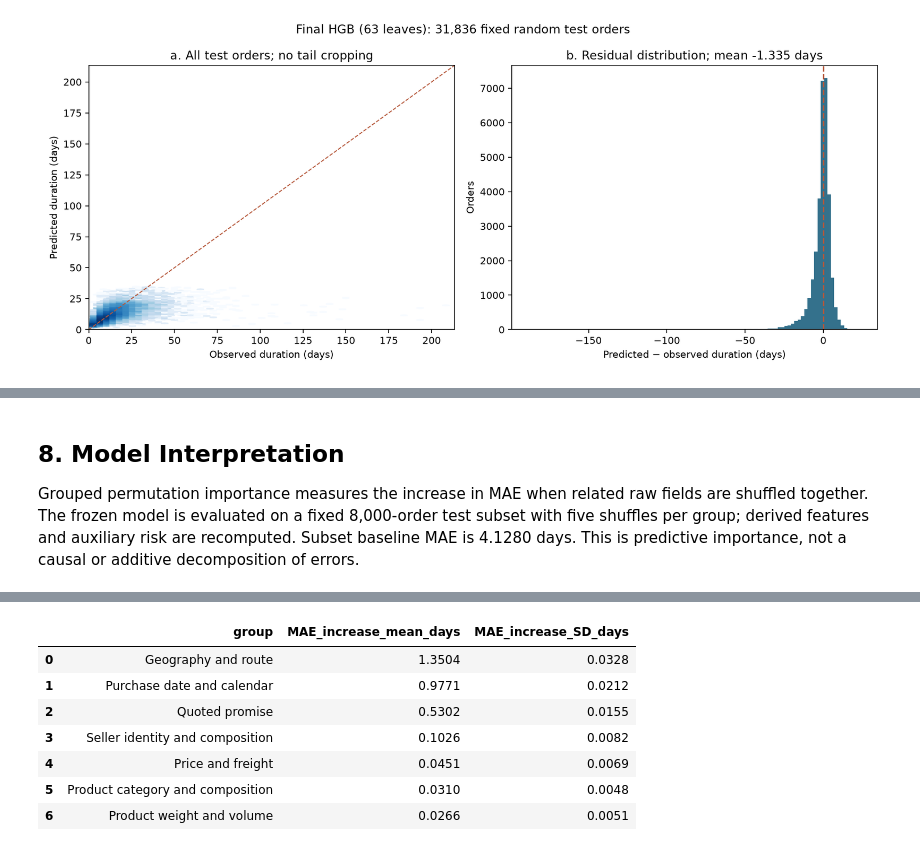
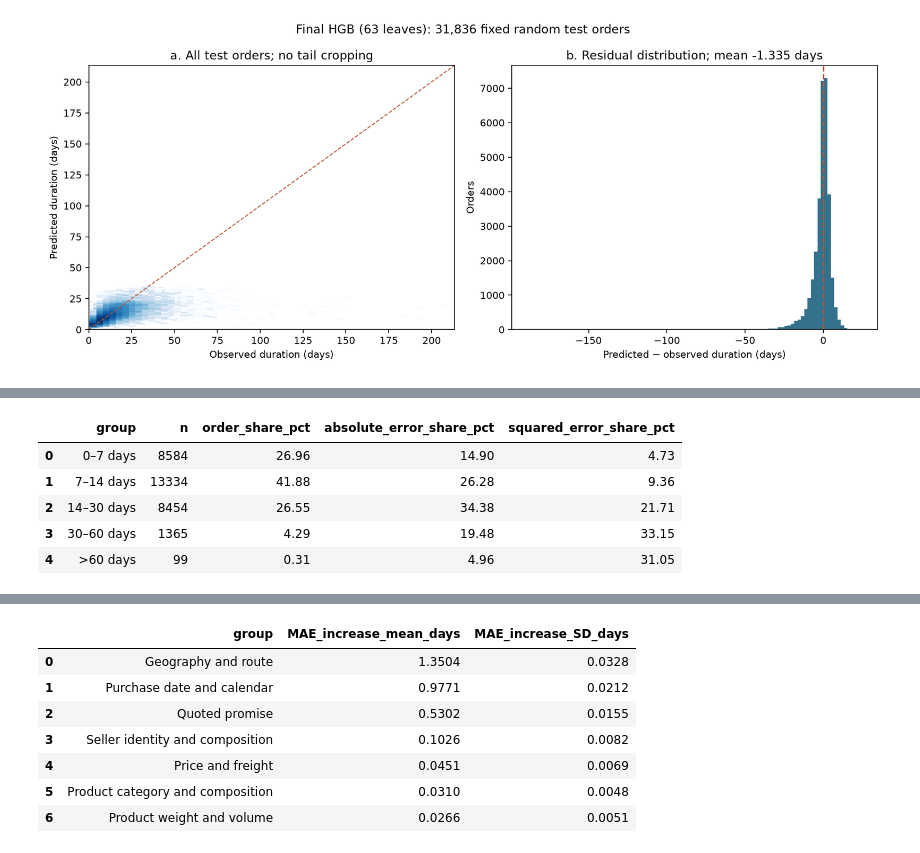
Before and after one commit to IT5006-Group9/IT5006-Group9-Olist-Project, a Jupyter notebook: Phase 2/Regression/delivery_regression_best/notebooks/delivery_regression_complete.ipynb, the cells around one changed output, grey strips where cells are left out. Cells and saved outputs as stored; diff of their text form; code cells hidden in the pictures.

```diff
--- a/Phase 2/Regression/delivery_regression_best/notebooks/delivery_regression_complete.ipynb
+++ b/Phase 2/Regression/delivery_regression_best/notebooks/delivery_regression_complete.ipynb
@@ -319,4 +400,19 @@ Eighty-four orders have contradictory event chronology despite valid purchase-to
-# %% [markdown]
-## 8. Model Interpretation
-
-Grouped permutation importance measures the increase in MAE when related raw fields are shuffled together. The frozen model is evaluated on a fixed 8,000-order test subset with five shuffles per group; derived features and auxiliary risk are recomputed. Subset baseline MAE is 4.1280 days. This is predictive importance, not a causal or additive decomposition of errors.
+# %%
+duration_errors = error_groups.loc[error_groups.dimension.eq("actual duration")].copy()
+# A group's mean error must be weighted by its size to obtain its total contribution.
+duration_errors["order_share_pct"] = 100 * duration_errors.n / 31836
+absolute_total = 31836 * final.Test_MAE_days
+squared_total = 31836 * final.Test_RMSE_days ** 2
+duration_errors["absolute_error_share_pct"] = 100 * duration_errors.n * duration_errors.MAE_days / absolute_total
+duration_errors["squared_error_share_pct"] = 100 * duration_errors.n * duration_errors.RMSE_days ** 2 / squared_total
+np.testing.assert_allclose(duration_errors.absolute_error_share_pct.sum(), 100, atol=1e-8)
+np.testing.assert_allclose(duration_errors.squared_error_share_pct.sum(), 100, atol=1e-8)
+display(duration_errors[["group", "n", "order_share_pct", "absolute_error_share_pct",
+                         "squared_error_share_pct"]].round(2))
+# %% [output]
+|  | group | n | order_share_pct | absolute_error_share_pct | squared_error_share_pct |
+| 0 | 0–7 days | 8584 | 26.96 | 14.90 | 4.73 |
+| 1 | 7–14 days | 13334 | 41.88 | 26.28 | 9.36 |
+| 2 | 14–30 days | 8454 | 26.55 | 34.38 | 21.71 |
+| 3 | 30–60 days | 1365 | 4.29 | 19.48 | 33.15 |
+| 4 | >60 days | 99 | 0.31 | 4.96 | 31.05 |
```
Also changed, not shown: parts of 51 cells of this notebook, 5 other files.
